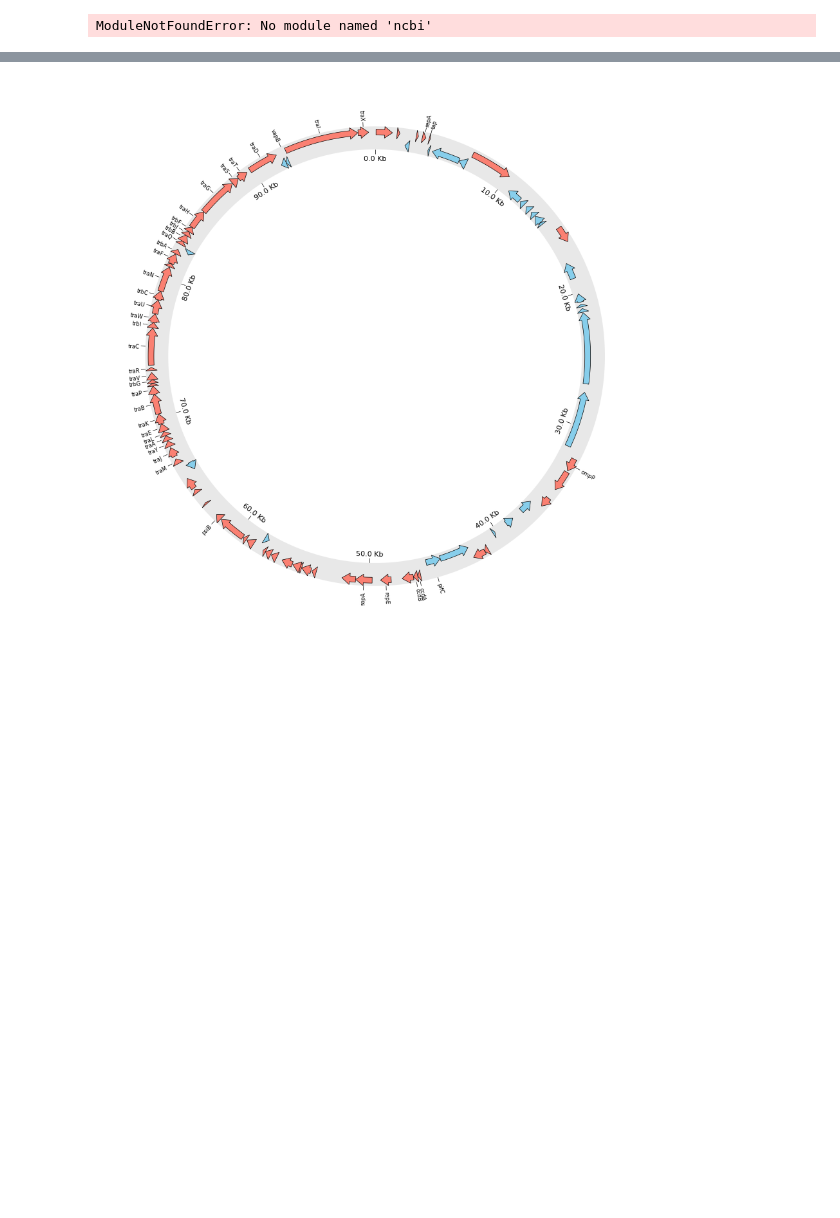
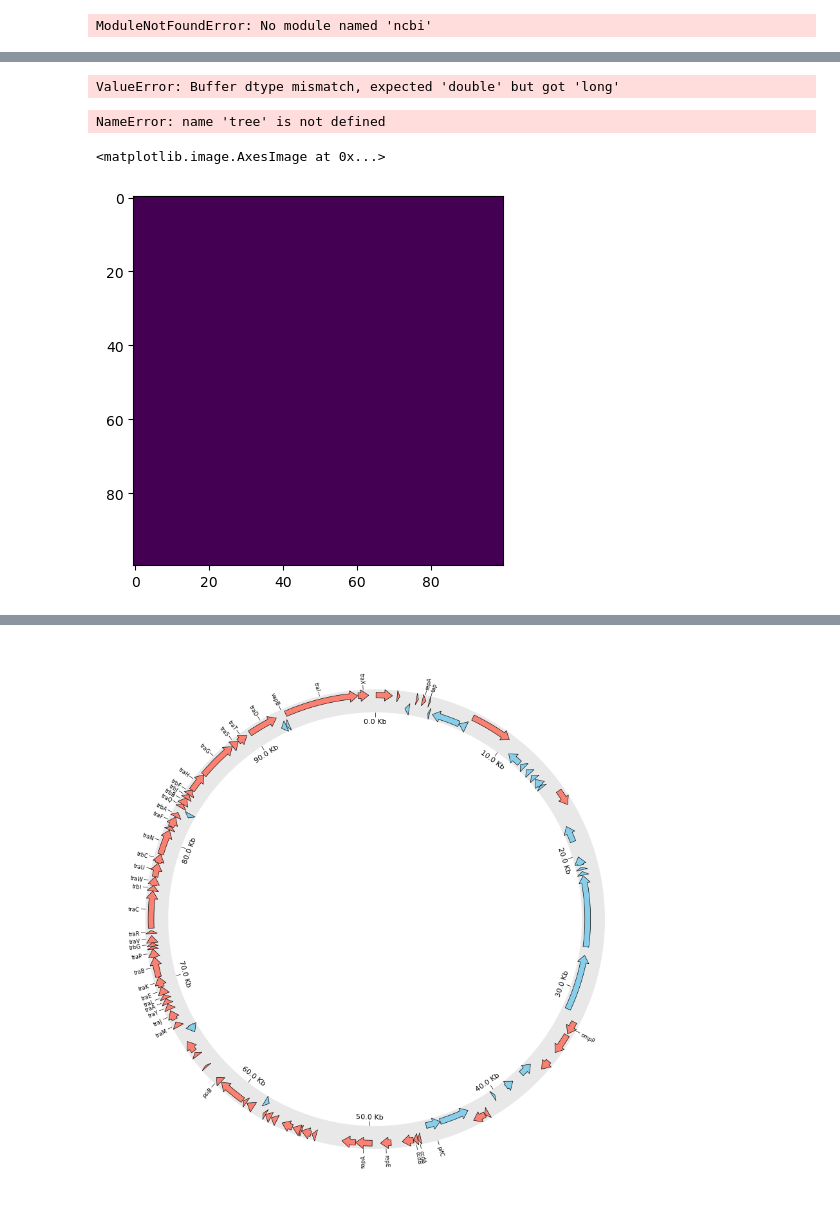
Before and after one commit to adnanwahab/llm-testing, a Jupyter notebook: blue-biotech-crispr-algae.ipynb, the cells around one changed output, grey strips where cells are left out. Saved outputs shown, nothing was run; the diff lists cells and outputs as text; code cells hidden in the pictures; blank space fills up the shorter version.

```diff
--- a/blue-biotech-crispr-algae.ipynb
+++ b/blue-biotech-crispr-algae.ipynb
@@ -102,0 +245,8 @@ result.shape
+# %%
+import pyoctree
+pointCoords = np.array([[1,2,3]])
+connectivity = np.array([[1,2,3]])
+
+tree = ot.PyOctree(pointCoords,connectivity)
+# %% [output]
+ValueError: Buffer dtype mismatch, expected 'double' but got 'long'
@@ -102,0 +265,41 @@ result.shape
+# %%
+from pyoctree import pyoctree as ot
+import numpy as np
+
+startPoint = [0.0,0.0,0.0]
+endPoint   = [0.0,0.0,1.0]
+rayList    = np.array([[startPoint,endPoint]],dtype=np.float32)
+intersectionFound  = tree.rayIntersection(rayList)
+# %% [output]
+NameError: name 'tree' is not defined
+# %%
+a = np.zeros((100, 100))
+for i in range(100):
+    for j in range(100):
+        a[i,j] = 255
+# %%
+from PIL import Image
+from IPython.display import display
+
+import numpy as np
+im = Image.fromarray(a)
+
+#display(im)
+
+import numpy as np
+import matplotlib.pyplot as plt
+from PIL import Image
+
+%matplotlib inline
+
+# Load image from file
+image = im
+
+# Convert image to NumPy array
+image_array = np.array(image)
+
+# Display image using Matplotlib
+plt.imshow(image_array + 1231231.)
+# %% [output]
+<matplotlib.image.AxesImage at 0x...>
+[figure, added]
```
Also changed, not shown: parts of 13 cells of this notebook, 2 other files.
